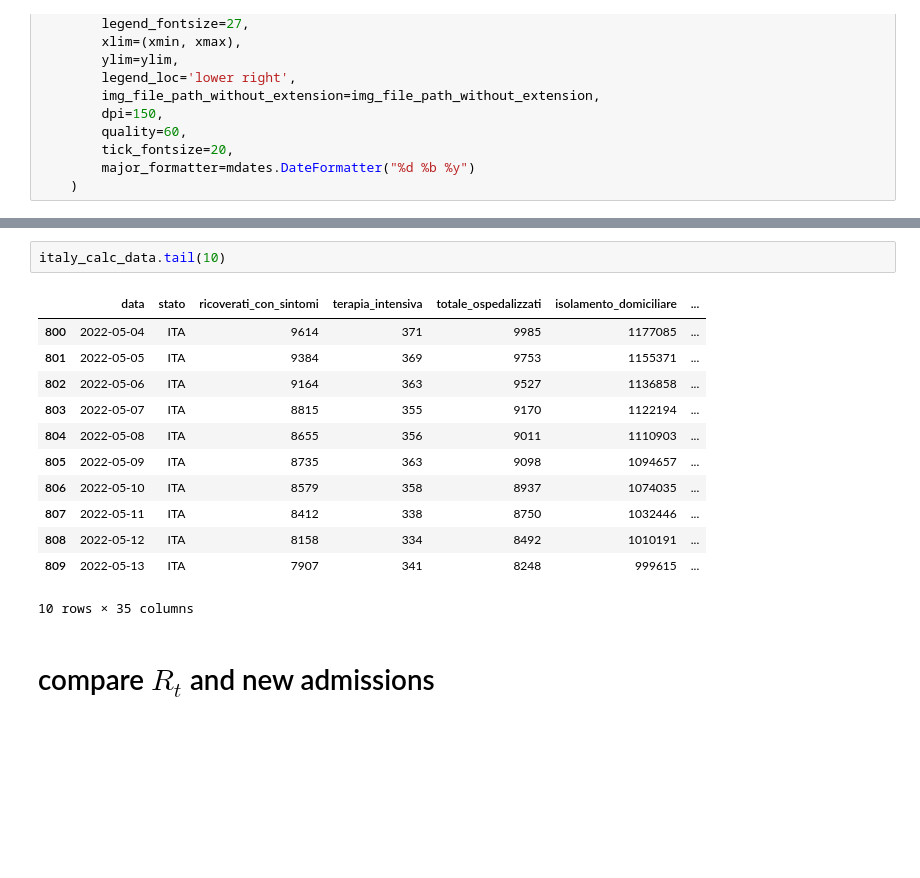
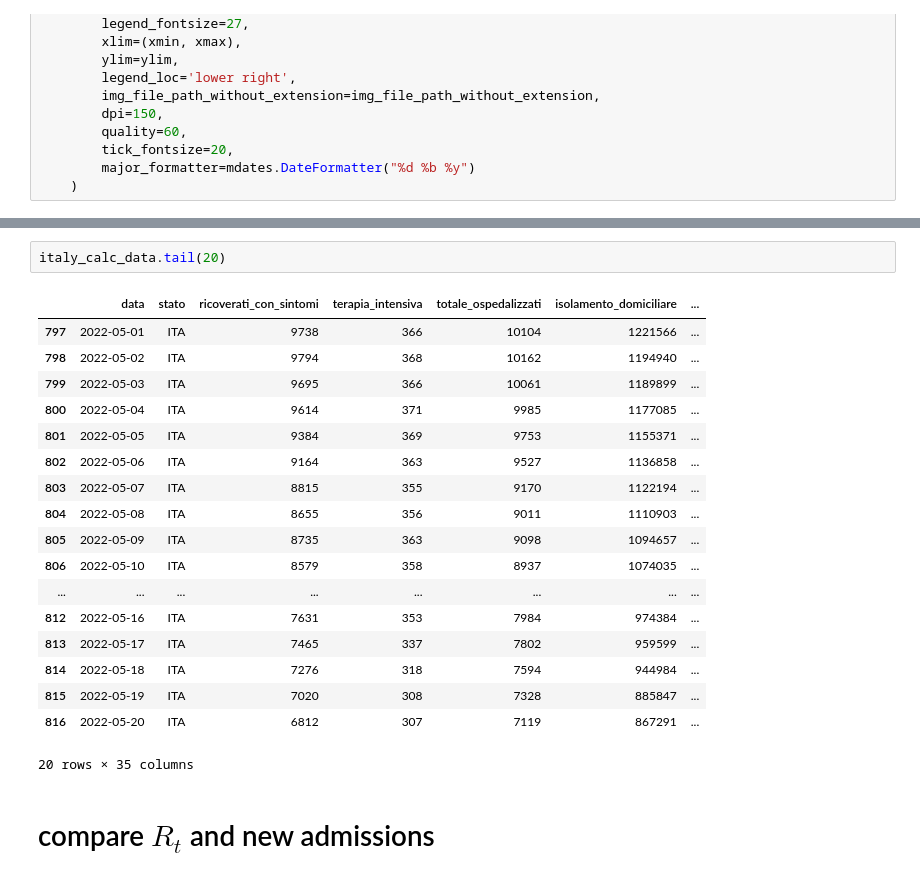
Before and after one commit to tomorrowdata/COVID-19, a Jupyter notebook: notebooks/Rt_on_italian_national_data.ipynb, the cells around one changed output, grey strips where cells are left out. Cells and saved outputs as stored; diff of their text form; blank space fills up the shorter version.

```diff
--- a/notebooks/Rt_on_italian_national_data.ipynb
+++ b/notebooks/Rt_on_italian_national_data.ipynb
@@ -529,7 +529,10 @@ date min:           data
 # %%
-italy_calc_data.tail(10)
+italy_calc_data.tail(20)
 # %% [output]
 |  | data | stato | ricoverati_con_sintomi | terapia_intensiva | totale_ospedalizzati | isolamento_domiciliare | ... |
+| 797 | 2022-05-01 | ITA | 9738 | 366 | 10104 | 1221566 | ... |
+| 798 | 2022-05-02 | ITA | 9794 | 368 | 10162 | 1194940 | ... |
+| 799 | 2022-05-03 | ITA | 9695 | 366 | 10061 | 1189899 | ... |
 | 800 | 2022-05-04 | ITA | 9614 | 371 | 9985 | 1177085 | ... |
 | 801 | 2022-05-05 | ITA | 9384 | 369 | 9753 | 1155371 | ... |
 | 802 | 2022-05-06 | ITA | 9164 | 363 | 9527 | 1136858 | ... |
@@ -537,10 +540,13 @@ italy_calc_data.tail(10)
 | 804 | 2022-05-08 | ITA | 8655 | 356 | 9011 | 1110903 | ... |
 | 805 | 2022-05-09 | ITA | 8735 | 363 | 9098 | 1094657 | ... |
 | 806 | 2022-05-10 | ITA | 8579 | 358 | 8937 | 1074035 | ... |
-| 807 | 2022-05-11 | ITA | 8412 | 338 | 8750 | 1032446 | ... |
-| 808 | 2022-05-12 | ITA | 8158 | 334 | 8492 | 1010191 | ... |
-| 809 | 2022-05-13 | ITA | 7907 | 341 | 8248 | 999615 | ... |
+| ... | ... | ... | ... | ... | ... | ... | ... |
+| 812 | 2022-05-16 | ITA | 7631 | 353 | 7984 | 974384 | ... |
+| 813 | 2022-05-17 | ITA | 7465 | 337 | 7802 | 959599 | ... |
+| 814 | 2022-05-18 | ITA | 7276 | 318 | 7594 | 944984 | ... |
+| 815 | 2022-05-19 | ITA | 7020 | 308 | 7328 | 885847 | ... |
+| 816 | 2022-05-20 | ITA | 6812 | 307 | 7119 | 867291 | ... |
-10 rows × 35 columns
+20 rows × 35 columns
 # %% [markdown]
 # compare $R_t$ and new admissions
 # %%
```
Also changed, not shown: parts of 20 cells of this notebook, 11 other files.
